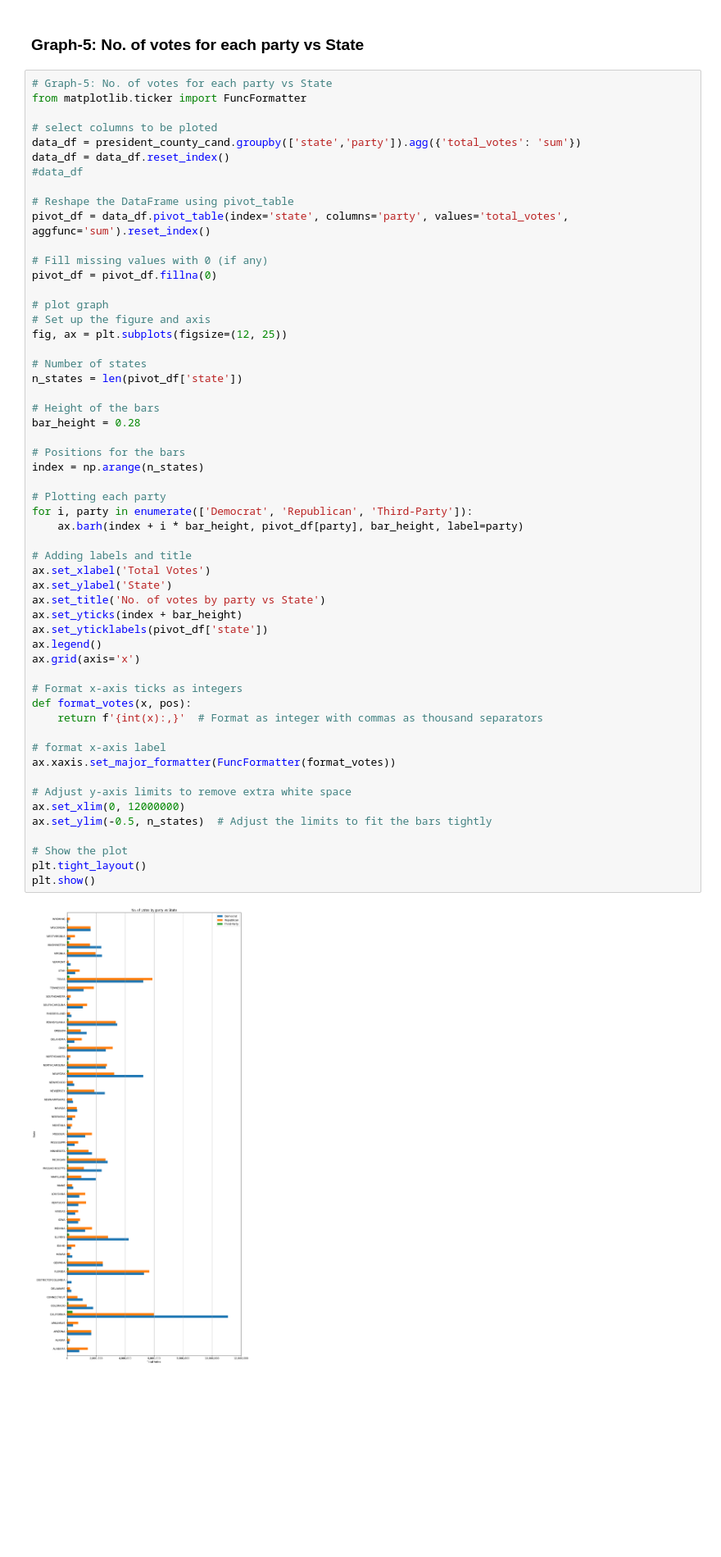
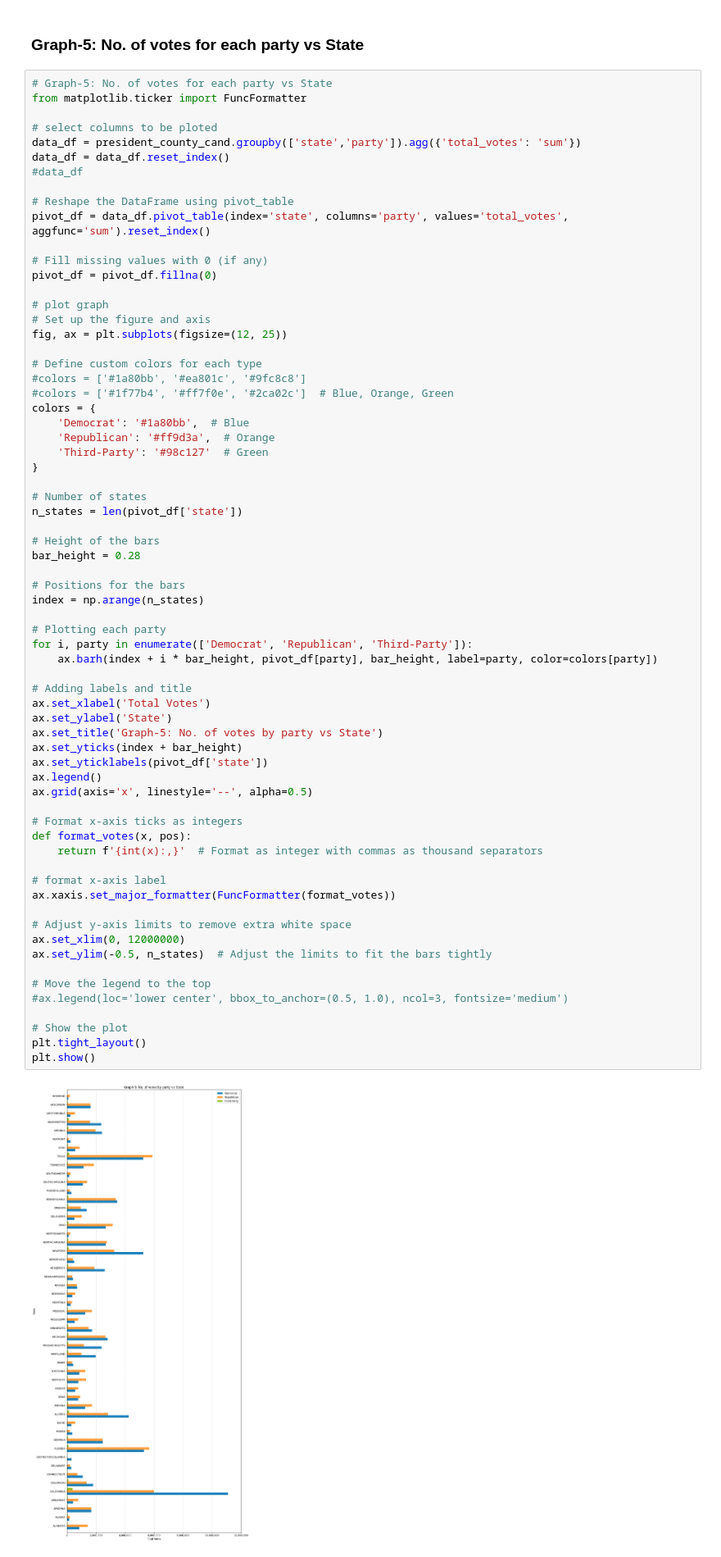
Before and after one commit to ECO225-W2025/eco225-project-code-marcus214, a Jupyter notebook: Project-One.ipynb, the cells around one changed output. Shown at 82% size. Drawn from its saved outputs; the diff is of its cells as text; blank space fills up the shorter version.

Commit message:
Added Graph-5 and Graph-7
1. Added Graph-5 and Graph-7
2. Removed all unused cells

```diff
--- a/Project-One.ipynb
+++ b/Project-One.ipynb
@@ -339,6 +323,15 @@ pivot_df = pivot_df.fillna(0)
 # Set up the figure and axis
 fig, ax = plt.subplots(figsize=(12, 25))
 
+# Define custom colors for each type
+#colors = ['#1a80bb', '#ea801c', '#9fc8c8']
+#colors = ['#1f77b4', '#ff7f0e', '#2ca02c']  # Blue, Orange, Green
+colors = {
+    'Democrat': '#1a80bb',  # Blue
+    'Republican': '#ff9d3a',  # Orange
+    'Third-Party': '#98c127'  # Green
+}
+
 # Number of states
 n_states = len(pivot_df['state'])
 
@@ -346,37 +339,40 @@ n_states = len(pivot_df['state'])
 bar_height = 0.28
 
 # Positions for the bars
 index = np.arange(n_states)
 
 # Plotting each party
 for i, party in enumerate(['Democrat', 'Republican', 'Third-Party']):
-    ax.barh(index + i * bar_height, pivot_df[party], bar_height, label=party)
+    ax.barh(index + i * bar_height, pivot_df[party], bar_height, label=party, color=colors[party])
 
 # Adding labels and title
 ax.set_xlabel('Total Votes')
 ax.set_ylabel('State')
-ax.set_title('No. of votes by party vs State')
+ax.set_title('Graph-5: No. of votes by party vs State')
 ax.set_yticks(index + bar_height)
 ax.set_yticklabels(pivot_df['state'])
 ax.legend()
-ax.grid(axis='x')
+ax.grid(axis='x', linestyle='--', alpha=0.5)
 
 # Format x-axis ticks as integers
 def format_votes(x, pos):
     return f'{int(x):,}'  # Format as integer with commas as thousand separators
 
 # format x-axis label
 ax.xaxis.set_major_formatter(FuncFormatter(format_votes))
 
 # Adjust y-axis limits to remove extra white space
 ax.set_xlim(0, 12000000)
 ax.set_ylim(-0.5, n_states)  # Adjust the limits to fit the bars tightly
 
+# Move the legend to the top
+#ax.legend(loc='lower center', bbox_to_anchor=(0.5, 1.0), ncol=3, fontsize='medium')
+
 # Show the plot
 plt.tight_layout()
 plt.show()
 # %% [output]
-[figure, old version]
+[figure, new version]
 # %% [markdown]
 ### Graph-6: Vote share for each party vs XXXX
 # %% [markdown]
```
Also changed, not shown: parts of 18 cells of this notebook.
